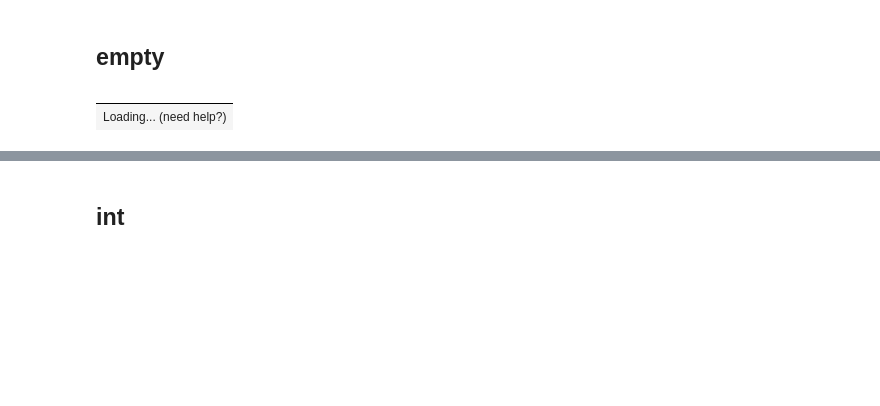
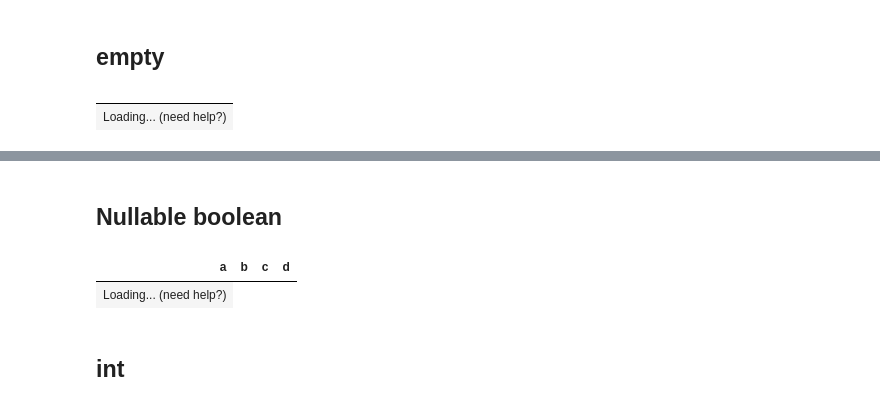
Before and after one commit to winvictorty/itables, a Jupyter notebook: _sources/sample_dataframes.ipynb, the cells around one changed output, grey strips where cells are left out. Cells and saved outputs as stored; diff of their text form; code cells hidden in the pictures; blank space fills up the shorter version.

```diff
--- a/_sources/sample_dataframes.ipynb
+++ b/_sources/sample_dataframes.ipynb
@@ -21,3 +28,10 @@ show(dict_of_test_dfs["empty"])
+# %% [markdown]
+## Nullable boolean
+# %%
+show(dict_of_test_dfs["nullable_boolean"])
+# %% [output]
+| a | b | c | d |
+| Loading... (need help?) |
 # %% [markdown]
 ## int
 # %%
```
Also changed, not shown: parts of 4 cells of this notebook, 11 other files.
